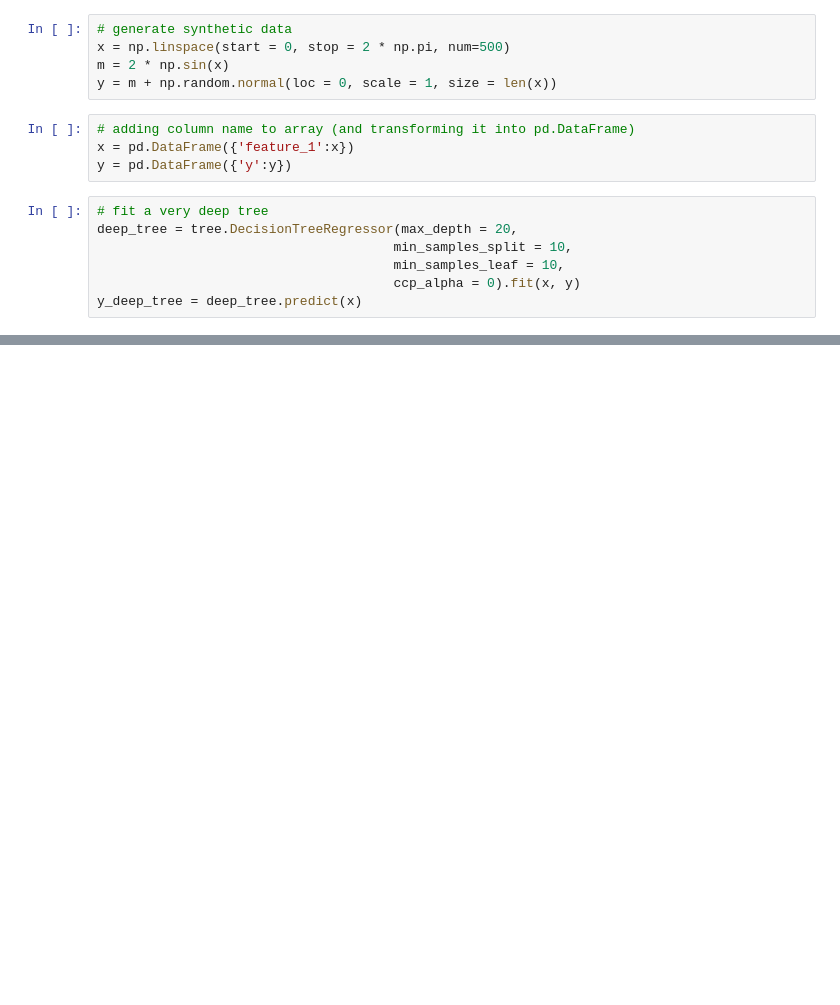
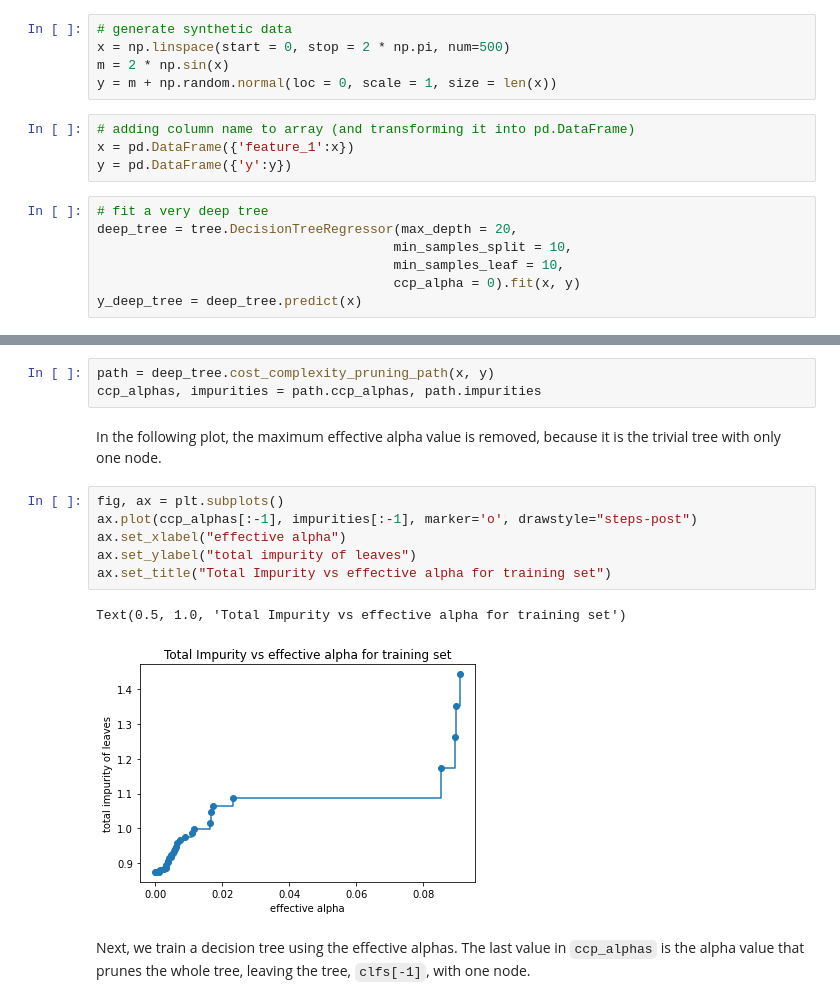
Before and after one commit to loremarchi/hands-on-machine-learning-R-module-2-python, a Jupyter notebook: 3_pruning_crossval.ipynb, the cells around one changed output, grey strips where cells are left out. Drawn from its saved outputs; the diff is of its cells as text; blank space fills up the shorter version.

````diff
--- a/3_pruning_crossval.ipynb
+++ b/3_pruning_crossval.ipynb
@@ -25,0 +71,16 @@ y_deep_tree = deep_tree.predict(x)
+# %%
+path = deep_tree.cost_complexity_pruning_path(x, y)
+ccp_alphas, impurities = path.ccp_alphas, path.impurities
+# %% [markdown]
+In the following plot, the maximum effective alpha value is removed, because it is the trivial tree with only one node.
+# %%
+fig, ax = plt.subplots()
+ax.plot(ccp_alphas[:-1], impurities[:-1], marker='o', drawstyle="steps-post")
+ax.set_xlabel("effective alpha")
+ax.set_ylabel("total impurity of leaves")
+ax.set_title("Total Impurity vs effective alpha for training set")
+# %% [output]
+Text(0.5, 1.0, 'Total Impurity vs effective alpha for training set')
+[figure, added]
+# %% [markdown]
+Next, we train a decision tree using the effective alphas. The last value in ```ccp_alphas``` is the alpha value that prunes the whole tree, leaving the tree, ```clfs[-1]```, with one node.
````
Also changed, not shown: parts of 30 cells of this notebook.
